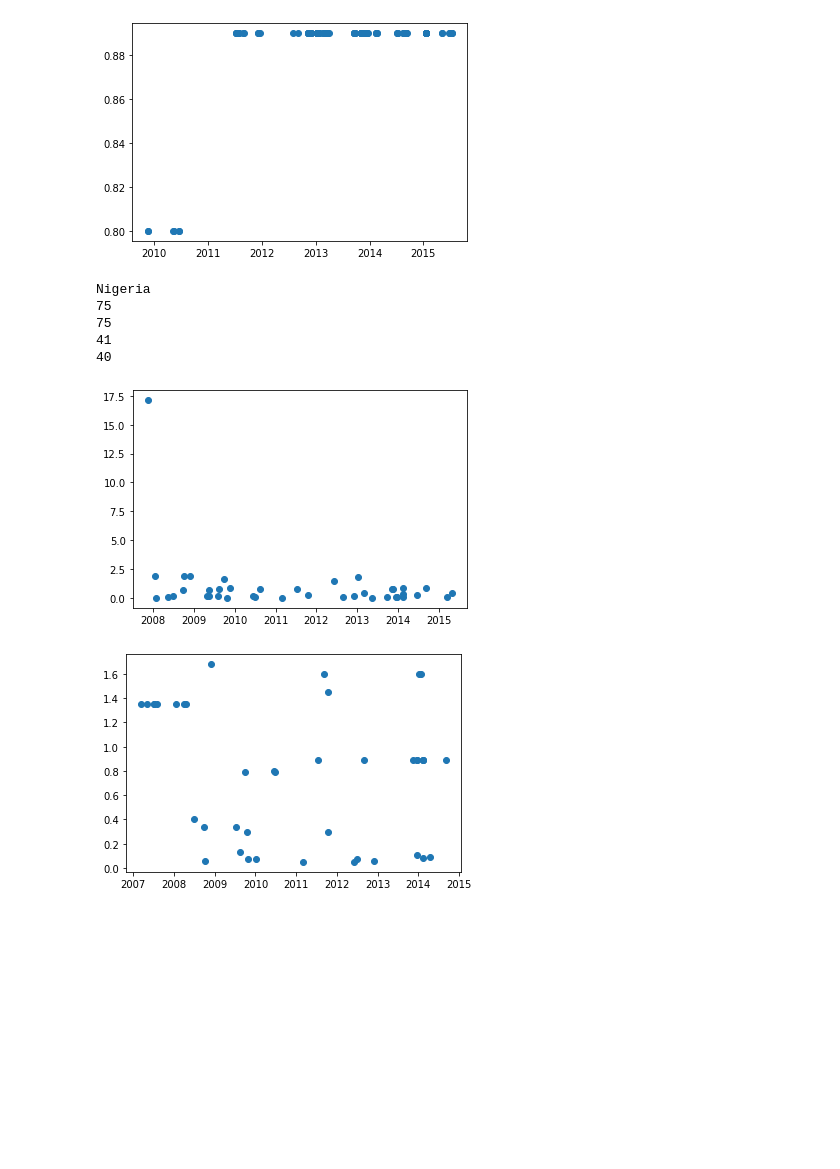
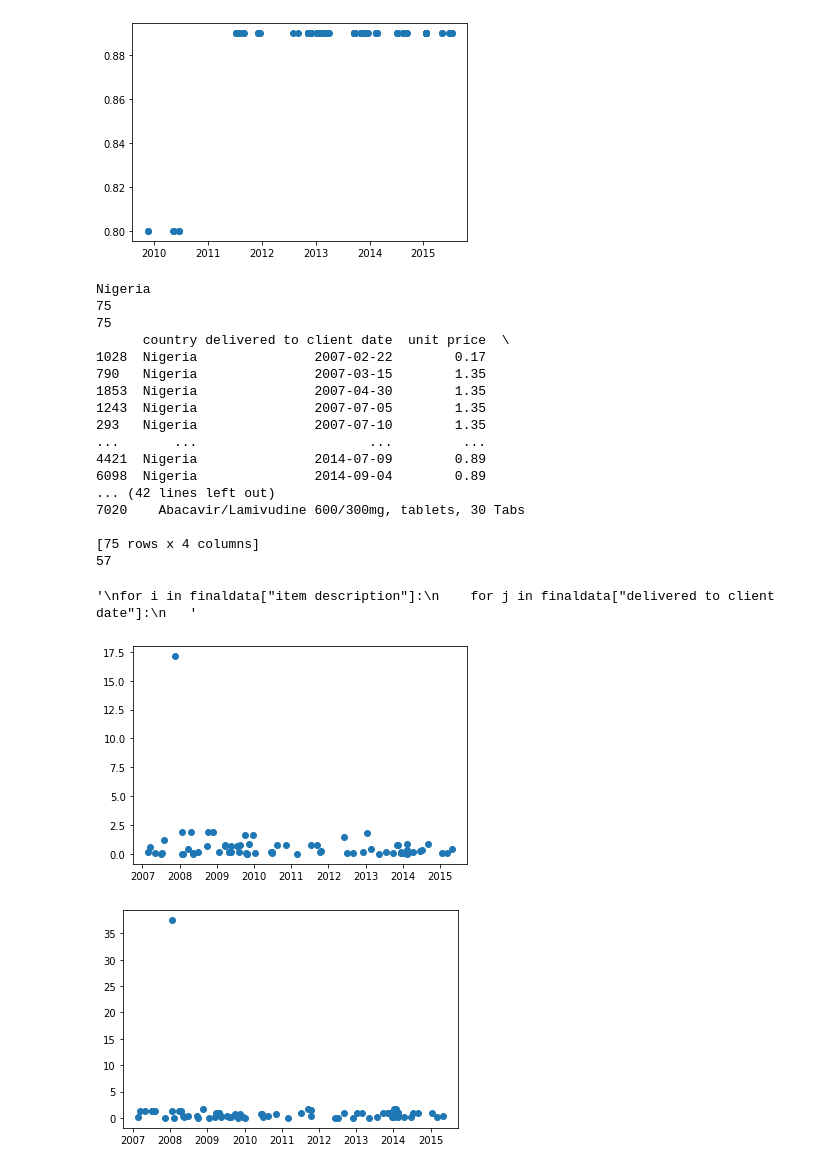
Before and after one commit to Flopp88/Causal-Analysis-of-Time-Series, a Jupyter notebook: Read_SC_data.ipynb, the cells around one changed output. Cells and saved outputs as stored; diff of their text form; code cells hidden in the pictures; blank space fills up the shorter version.

```diff
--- a/Read_SC_data.ipynb
+++ b/Read_SC_data.ipynb
@@ -267,47 +254,62 @@ Côte d'Ivoire
 # %%
 finallist=["Côte d'Ivoire","Nigeria"]
 
 commonstamps=[]
 minlen=100000
 
-inters=list(set(data[data['country']==list_countries[0]]['delivered to client date']))
+inters=list(set(data[data['country']==finallist[0]]['delivered to client date']))
 #print(inters)
 
-for i in range(1,len(list_countries)):
-    print(list_countries[i])
-    inters=intersect(inters,list(set(data[data['country']==list_countries[i]]['delivered to client date'])))
+for i in range(1,len(finallist)):
+    print(finallist[i])
+    inters=intersect(inters,list(set(data[data['country']==finallist[i]]['delivered to client date'])))
     print(len(inters))
     minlen=min(len(inters), minlen)
     if(len(inters)==minlen):
         commonstamps=inters
         print(len(inters))
 
 
-finaldata=data[data["country"].isin(list_countries)][["country","delivered to client date", "unit price"]]
-finaldata=finaldata[finaldata["delivered to client date"].isin(commonstamps)][["country","delivered to client date", "unit price"]]
+finaldata=data[data["country"].isin(finallist)][["country","delivered to client date", "unit price",'item description']]
+finaldata=finaldata[finaldata["delivered to client date"].isin(commonstamps)][["country","delivered to client date", "unit price",'item description']]
 
 
 for country in finallist:
-    stamps=[]
-    for i in finaldata[finaldata["country"]==country]["delivered to client date"]:
-        if i not in stamps :
-            stamps.append(i)
-        else:
-            finaldata=finaldata.drop(finaldata[(finaldata["country"]==country) & (finaldata["delivered to client date"]==i)].index)
+    finaldata[finaldata["country"]==country]= finaldata[finaldata["country"]==country].drop_duplicates(subset=["delivered to client date"])
+
     plt.figure()
     plt.plot(finaldata[finaldata["country"]==country]["delivered to client date"],finaldata[finaldata["country"]==country]["unit price"],'o')
 
 
+finaldata=finaldata.sort_values(by=["delivered to client date"])
 
+print(finaldata[finaldata['country']=="Nigeria"])
+print(finaldata[finaldata['country']=="Côte d'Ivoire"])
 
-
-print(len(finaldata[finaldata['country']=="Nigeria"]["delivered to client date"]))
-print(len(finaldata[finaldata['country']=="Côte d'Ivoire"]["delivered to client date"]))
+items=set(finaldata["item description"])
+print(len(items))
+'''
+for i in finaldata["item description"]:
+    for j in finaldata["delivered to client date"]:
+   '''
 # %% [output]
 Nigeria
 75
 75
-41
-40
+      country delivered to client date  unit price  \
+1028  Nigeria               2007-02-22        0.17
+790   Nigeria               2007-03-15        1.35
+1853  Nigeria               2007-04-30        1.35
+1243  Nigeria               2007-07-05        1.35
+293   Nigeria               2007-07-10        1.35
+...       ...                      ...         ...
+4421  Nigeria               2014-07-09        0.89
+6098  Nigeria               2014-09-04        0.89
+... (42 lines left out)
+7020    Abacavir/Lamivudine 600/300mg, tablets, 30 Tabs
+
+[75 rows x 4 columns]
+57
+'\nfor i in finaldata["item description"]:\n    for j in finaldata["delivered to client date"]:\n   '
-[figure, old version]
+[figure, new version]
-[figure, old version]
+[figure, new version]
```
Also changed, not shown: parts of 2 cells of this notebook.
